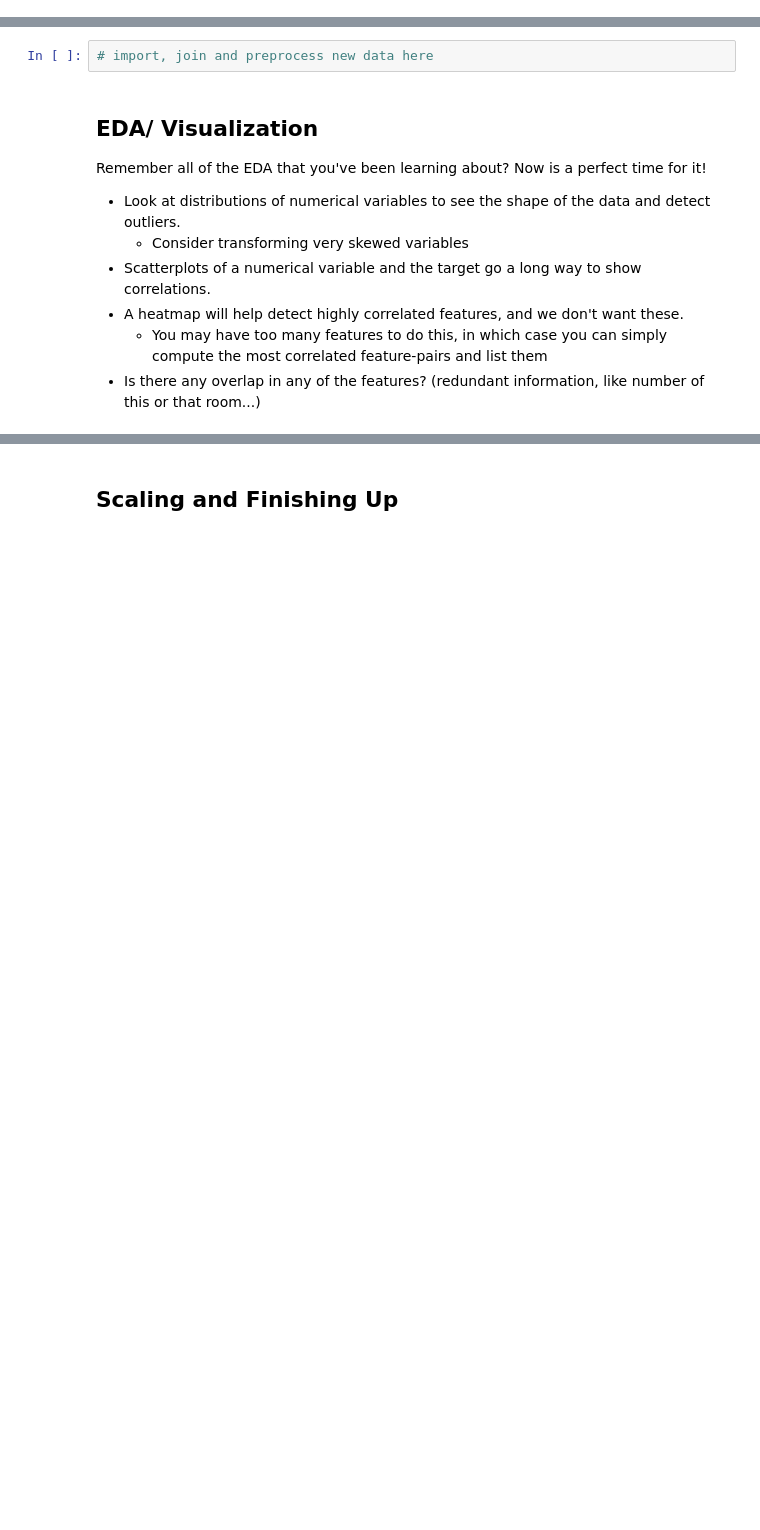
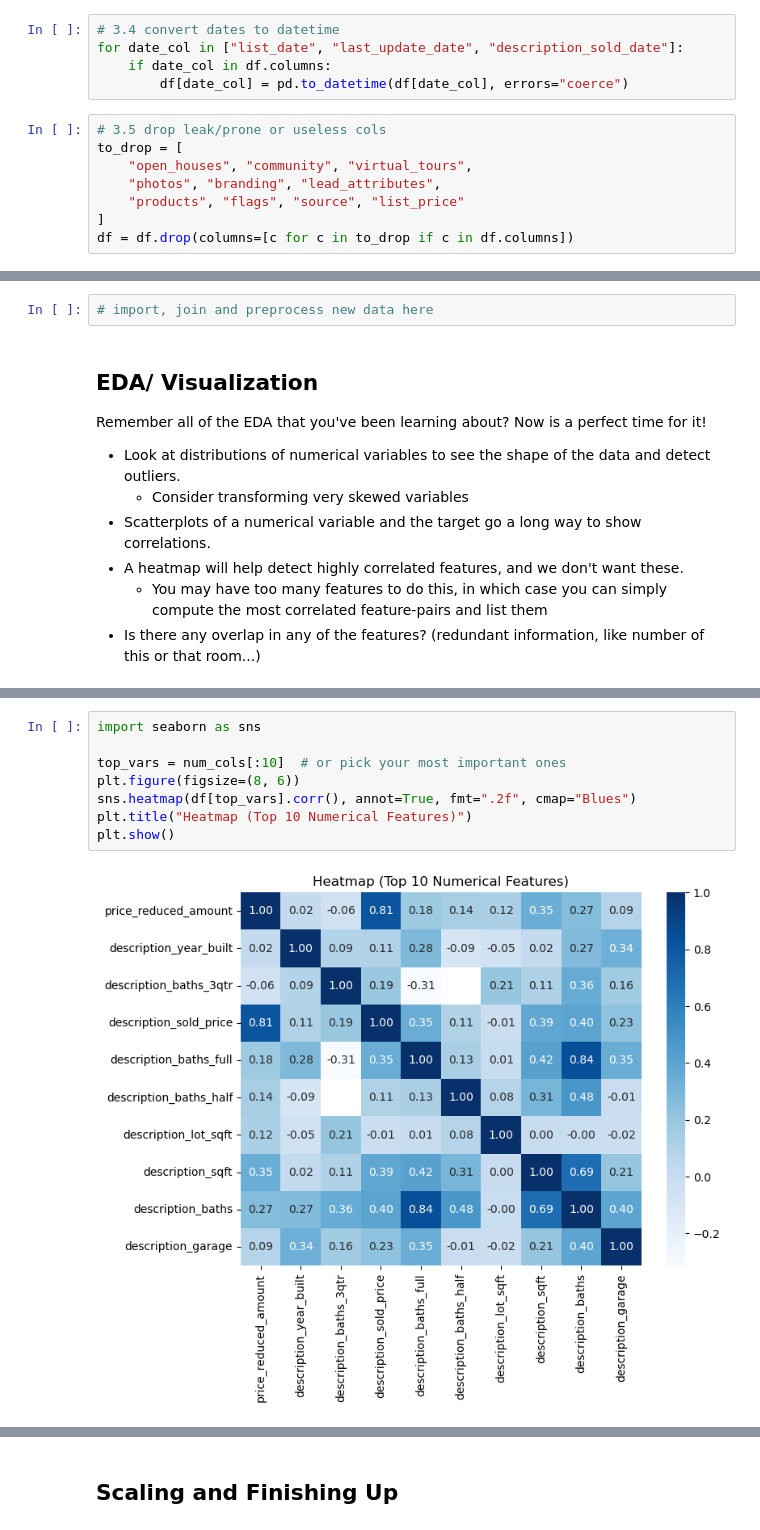
Before and after one commit to rxnu/ds-midterm, a Jupyter notebook: notebooks/EDA.ipynb, the cells around one changed output, grey strips where cells are left out. Saved outputs shown, nothing was run; the diff lists cells and outputs as text; blank space fills up the shorter version.

```diff
--- a/notebooks/EDA.ipynb
+++ b/notebooks/EDA.ipynb
@@ -51,0 +183,13 @@ df.describe(include='all')
+# %%
+# 3.4 convert dates to datetime
+for date_col in ["list_date", "last_update_date", "description_sold_date"]:
+    if date_col in df.columns:
+        df[date_col] = pd.to_datetime(df[date_col], errors="coerce")
+# %%
+# 3.5 drop leak/prone or useless cols
+to_drop = [
+    "open_houses", "community", "virtual_tours",
+    "photos", "branding", "lead_attributes",
+    "products", "flags", "source", "list_price"
+]
+df = df.drop(columns=[c for c in to_drop if c in df.columns])
@@ -184,0 +392,10 @@ Remember all of the EDA that you've been learning about?  Now is a perfect time
+# %%
+import seaborn as sns
+
+top_vars = num_cols[:10]  # or pick your most important ones
+plt.figure(figsize=(8, 6))
+sns.heatmap(df[top_vars].corr(), annot=True, fmt=".2f", cmap="Blues")
+plt.title("Heatmap (Top 10 Numerical Features)")
+plt.show()
+# %% [output]
+[figure, added]
```
Also changed, not shown: parts of 35 cells of this notebook.
